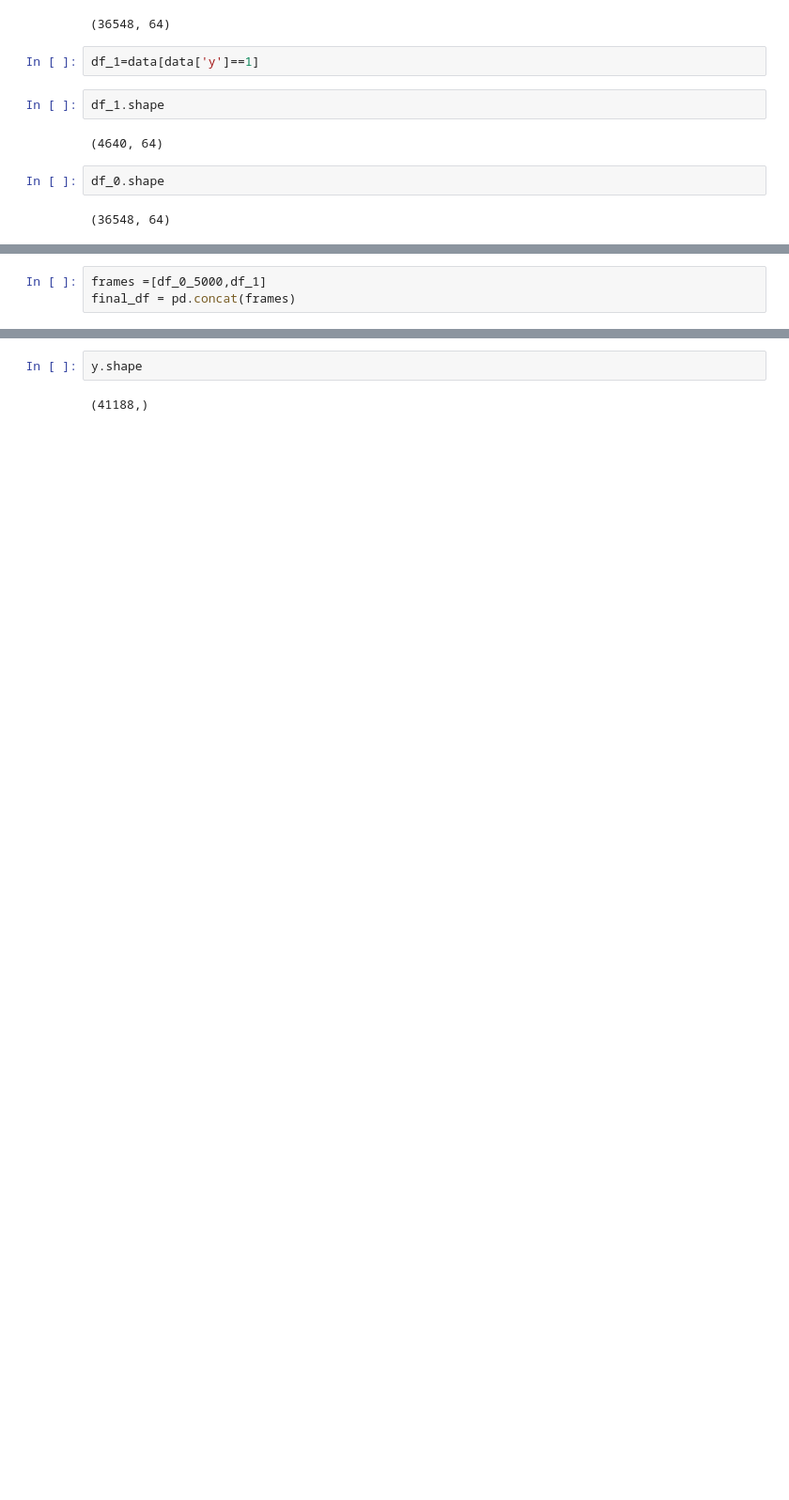
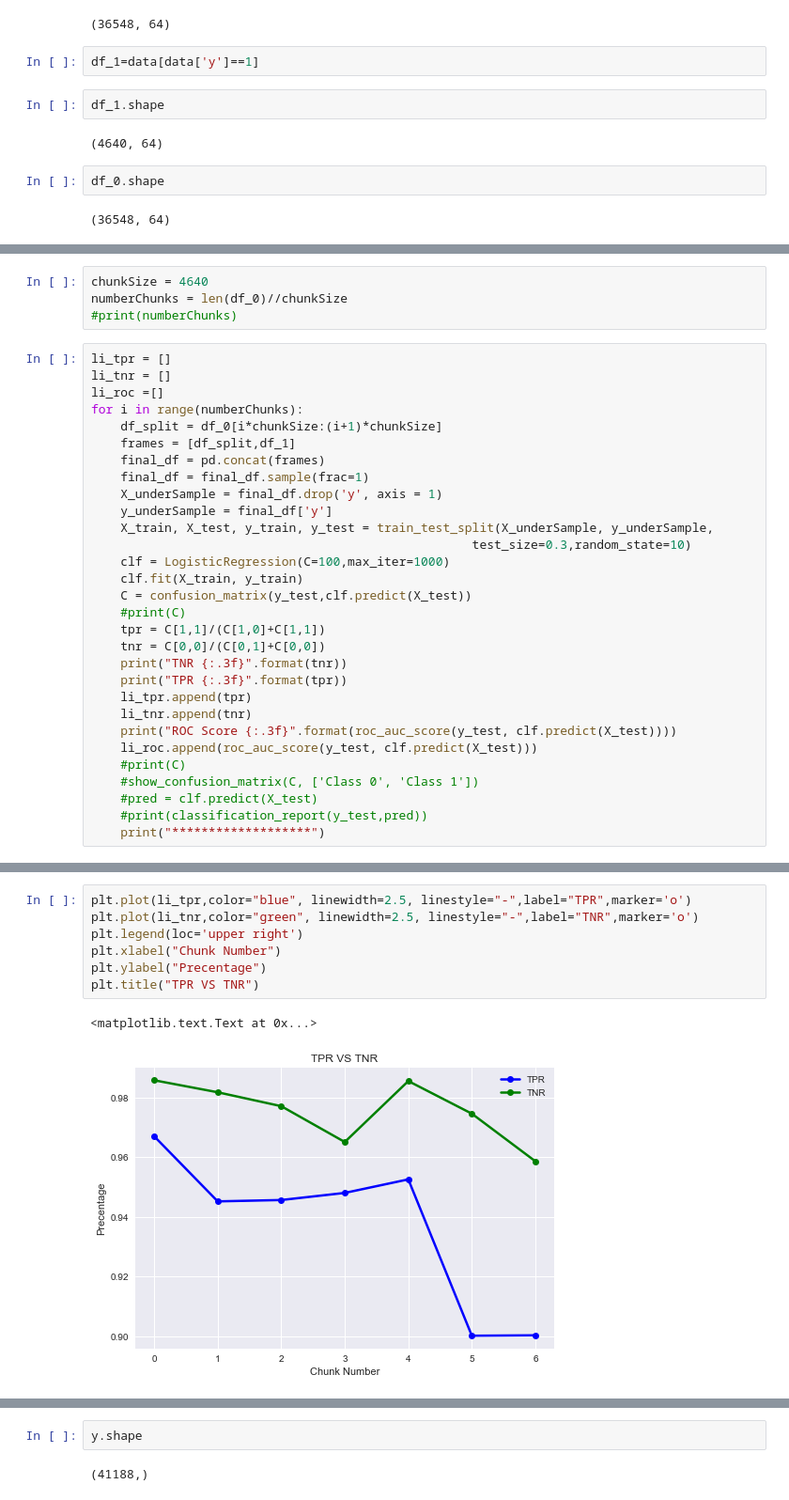
Before and after one commit to agupta98/Machine-Learning, a Jupyter notebook: bank-additional/DataAnlysis.ipynb, the cells around one changed output, grey strips where cells are left out. Shown: that part at 94% size. Drawn from its saved outputs; the diff is of its cells as text; blank space fills up the shorter version.

```diff
--- a/bank-additional/DataAnlysis.ipynb
+++ b/bank-additional/DataAnlysis.ipynb
@@ -194,3 +329,0 @@ df_0_5000.shape
-# %%
-frames =[df_0_5000,df_1]
-final_df = pd.concat(frames)
@@ -287,0 +330,34 @@ crossval_score.mean()
+# %%
+chunkSize = 4640
+numberChunks = len(df_0)//chunkSize
+#print(numberChunks)
+# %%
+li_tpr = []
+li_tnr = []
+li_roc =[]
+for i in range(numberChunks):
+    df_split = df_0[i*chunkSize:(i+1)*chunkSize]
+    frames = [df_split,df_1]
+    final_df = pd.concat(frames)
+    final_df = final_df.sample(frac=1)
+    X_underSample = final_df.drop('y', axis = 1)
+    y_underSample = final_df['y']
+    X_train, X_test, y_train, y_test = train_test_split(X_underSample, y_underSample,
+                                                    test_size=0.3,random_state=10)
+    clf = LogisticRegression(C=100,max_iter=1000)
+    clf.fit(X_train, y_train)
+    C = confusion_matrix(y_test,clf.predict(X_test))
+    #print(C)
+    tpr = C[1,1]/(C[1,0]+C[1,1])
+    tnr = C[0,0]/(C[0,1]+C[0,0])
+    print("TNR {:.3f}".format(tnr))
+    print("TPR {:.3f}".format(tpr))
+    li_tpr.append(tpr)
+    li_tnr.append(tnr)
+    print("ROC Score {:.3f}".format(roc_auc_score(y_test, clf.predict(X_test))))
+    li_roc.append(roc_auc_score(y_test, clf.predict(X_test)))
+    #print(C)
+    #show_confusion_matrix(C, ['Class 0', 'Class 1'])
+    #pred = clf.predict(X_test)
+    #print(classification_report(y_test,pred))
+    print("*******************")
@@ -287,0 +392,10 @@ crossval_score.mean()
+# %%
+plt.plot(li_tpr,color="blue", linewidth=2.5, linestyle="-",label="TPR",marker='o')
+plt.plot(li_tnr,color="green", linewidth=2.5, linestyle="-",label="TNR",marker='o')
+plt.legend(loc='upper right')
+plt.xlabel("Chunk Number")
+plt.ylabel("Precentage")
+plt.title("TPR VS TNR")
+# %% [output]
+<matplotlib.text.Text at 0x...>
+[figure, added]
```
Also changed, not shown: parts of 143 cells of this notebook, 28 other files.
